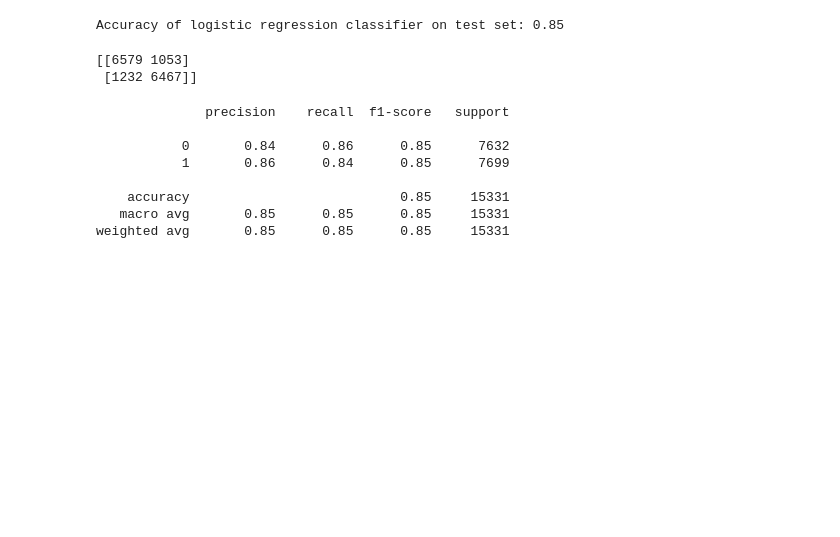
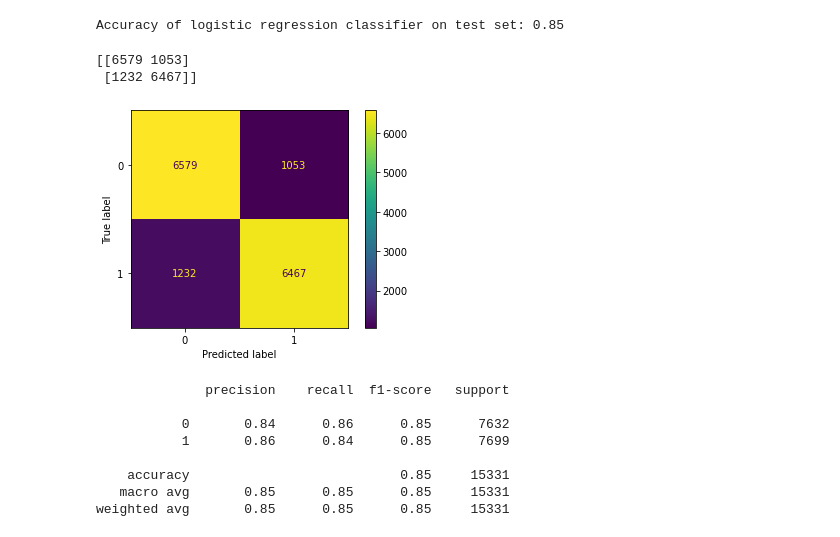
Before and after one commit to LJ1201/MSDS-490-Bank_Campaign, a Jupyter notebook: BankMkting_featureengineering.ipynb, the cells around one changed output. Saved outputs shown, nothing was run; the diff lists cells and outputs as text; code cells hidden in the pictures; blank space fills up the shorter version.

```diff
--- a/BankMkting_featureengineering.ipynb
+++ b/BankMkting_featureengineering.ipynb
@@ -493,3 +500,8 @@ SVC(random_state=0)
+# %%
+plot_confusion_matrix(logreg, X_test, y_test)
+plt.show()
+# %% [output]
+[figure, added]
 # %%
 print(classification_report(y_test, y_pred))
 # %% [output]
```
Also changed, not shown: parts of 6 cells of this notebook.
